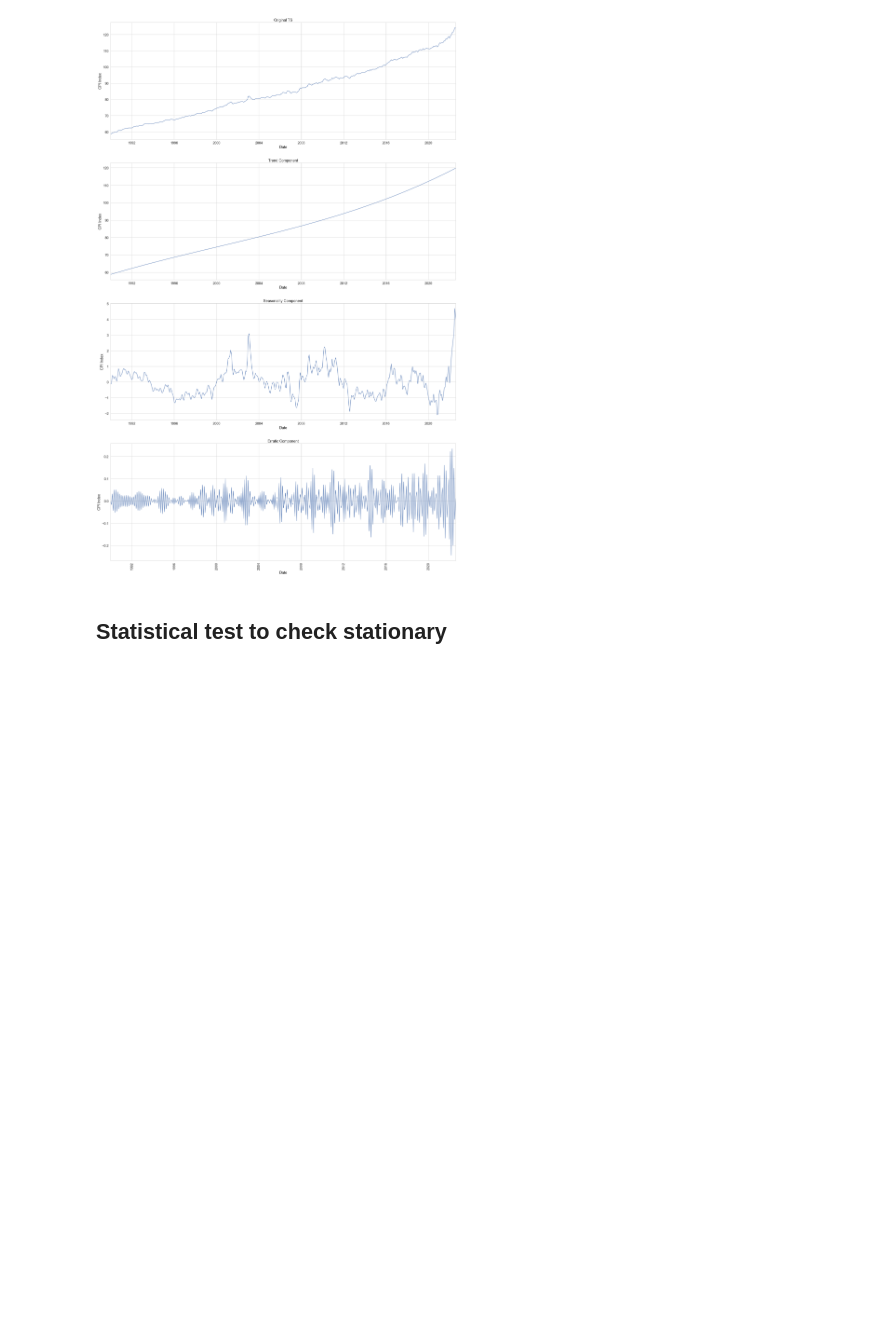
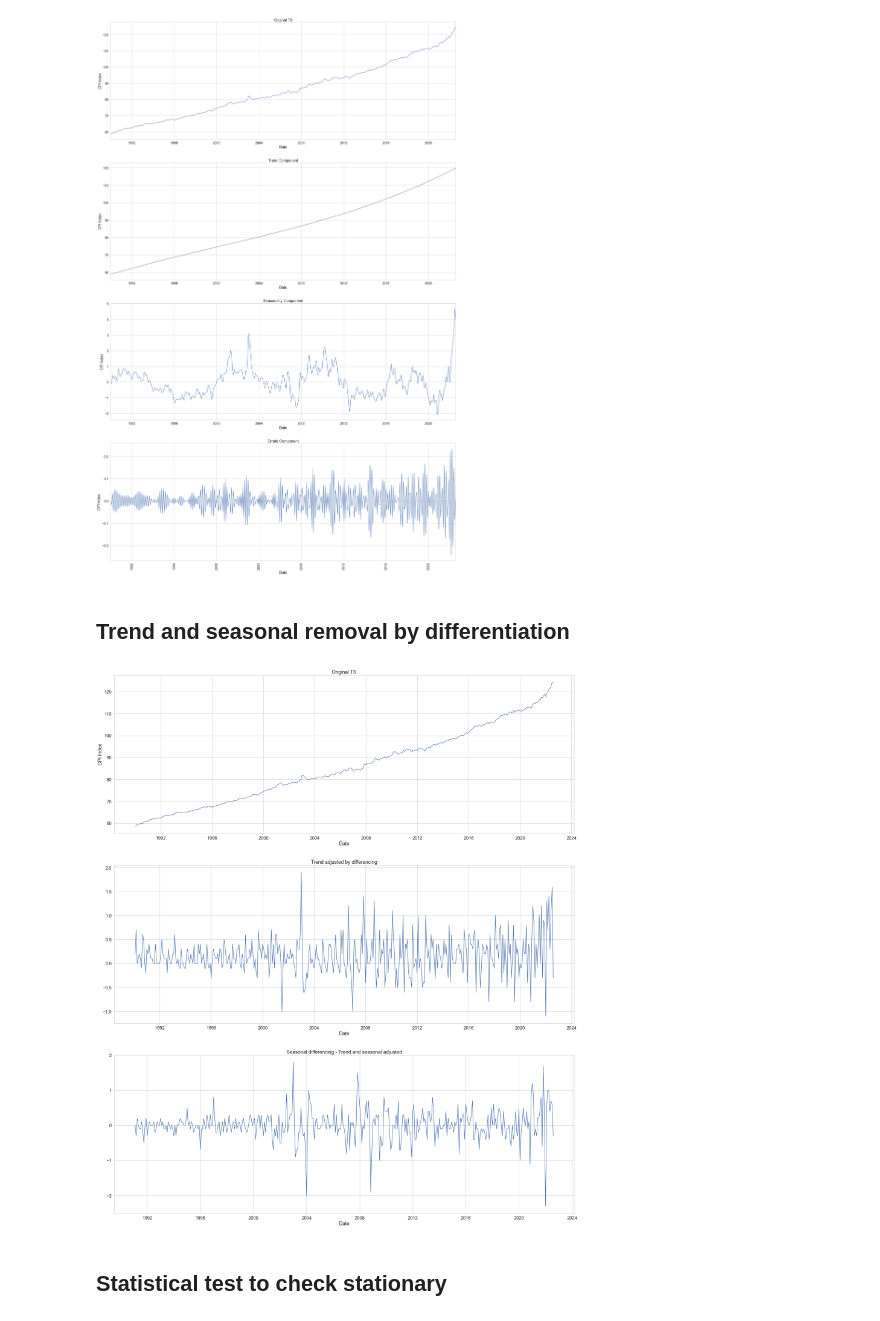
Before and after one commit to PugtgYosuky/Norwegian-CPI-forecast, a Jupyter notebook: ts-analysis.ipynb, the cells around one changed output. Cells and saved outputs as stored; diff of their text form; code cells hidden in the pictures; blank space fills up the shorter version.

Commit message:
Add statistical test and differencing

```diff
--- a/ts-analysis.ipynb
+++ b/ts-analysis.ipynb
@@ -232,5 +265,29 @@ plt.show()
 [figure]
 [figure]
 [figure]
+# %% [markdown]
+## Trend and seasonal removal by differentiation
+# %%
+trend_adjusted_diff = ts.diff()
+
+trend_seasonal_adjusted_diff = trend_adjusted_diff.diff(12) # because T = 12, samples colleted each month and yearly
+
+fig, axs = plt.subplots(3, 1, figsize=(30, 12*3))
+
+axs[0].plot(ts.index, ts)
+axs[0].set_xlabel('Date')
+axs[0].set_ylabel('CPI Index')
+axs[0].set_title('Original TS')
+
+axs[1].plot(trend_adjusted_diff.index, trend_adjusted_diff)
+axs[1].set_xlabel('Date')
+axs[1].set_title('Trend adjusted by differencing')
+
+axs[2].plot(trend_seasonal_adjusted_diff.index, trend_seasonal_adjusted_diff)
+axs[2].set_xlabel('Date')
+axs[2].set_title('Seasonal differencing - Trend and seasonal adjusted')
+plt.show()
+# %% [output]
+[figure, added]
 # %% [markdown]
 ## Statistical test to check stationary
```
Also changed, not shown: parts of 20 cells of this notebook, 1 other file.
